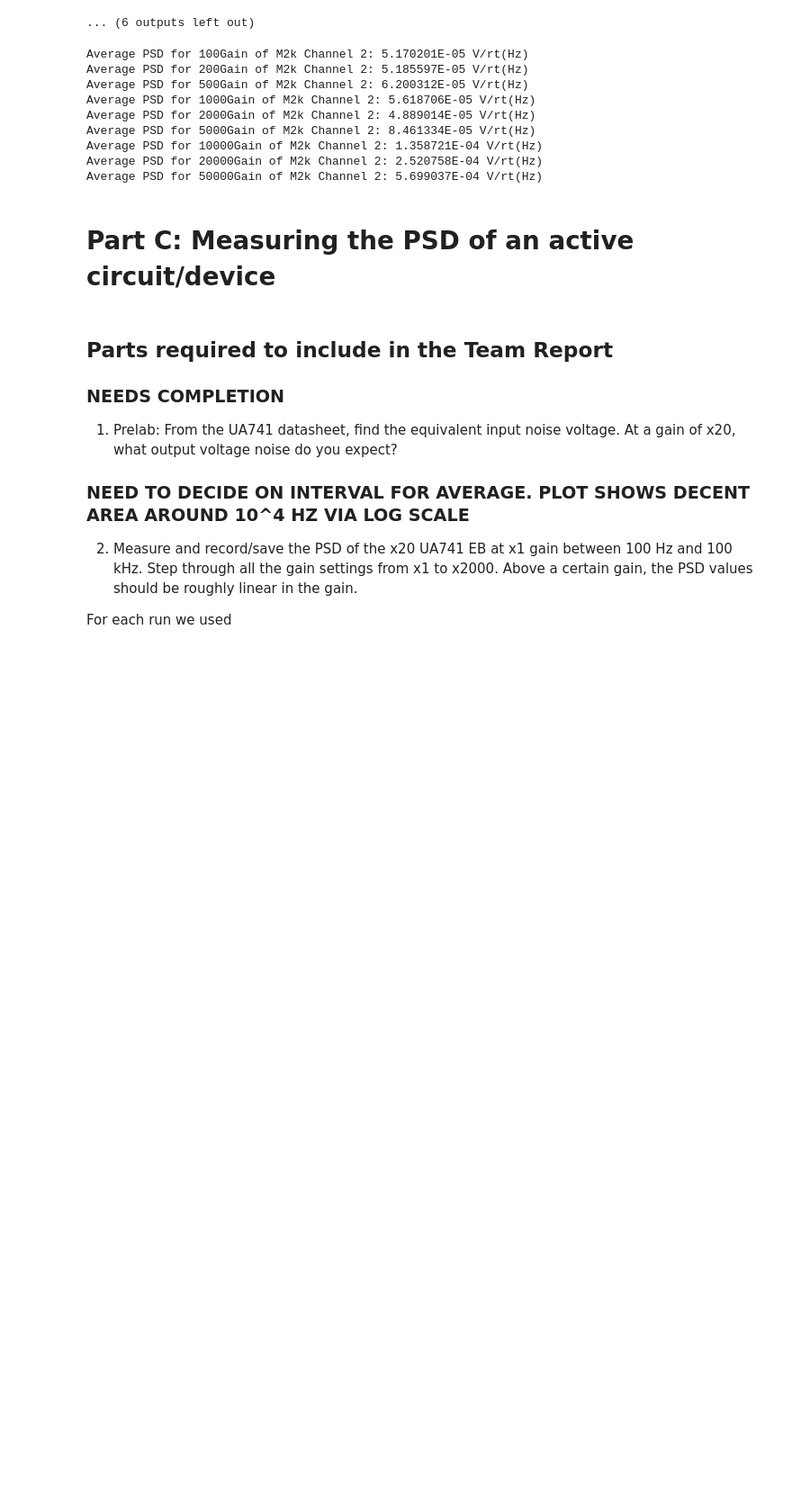
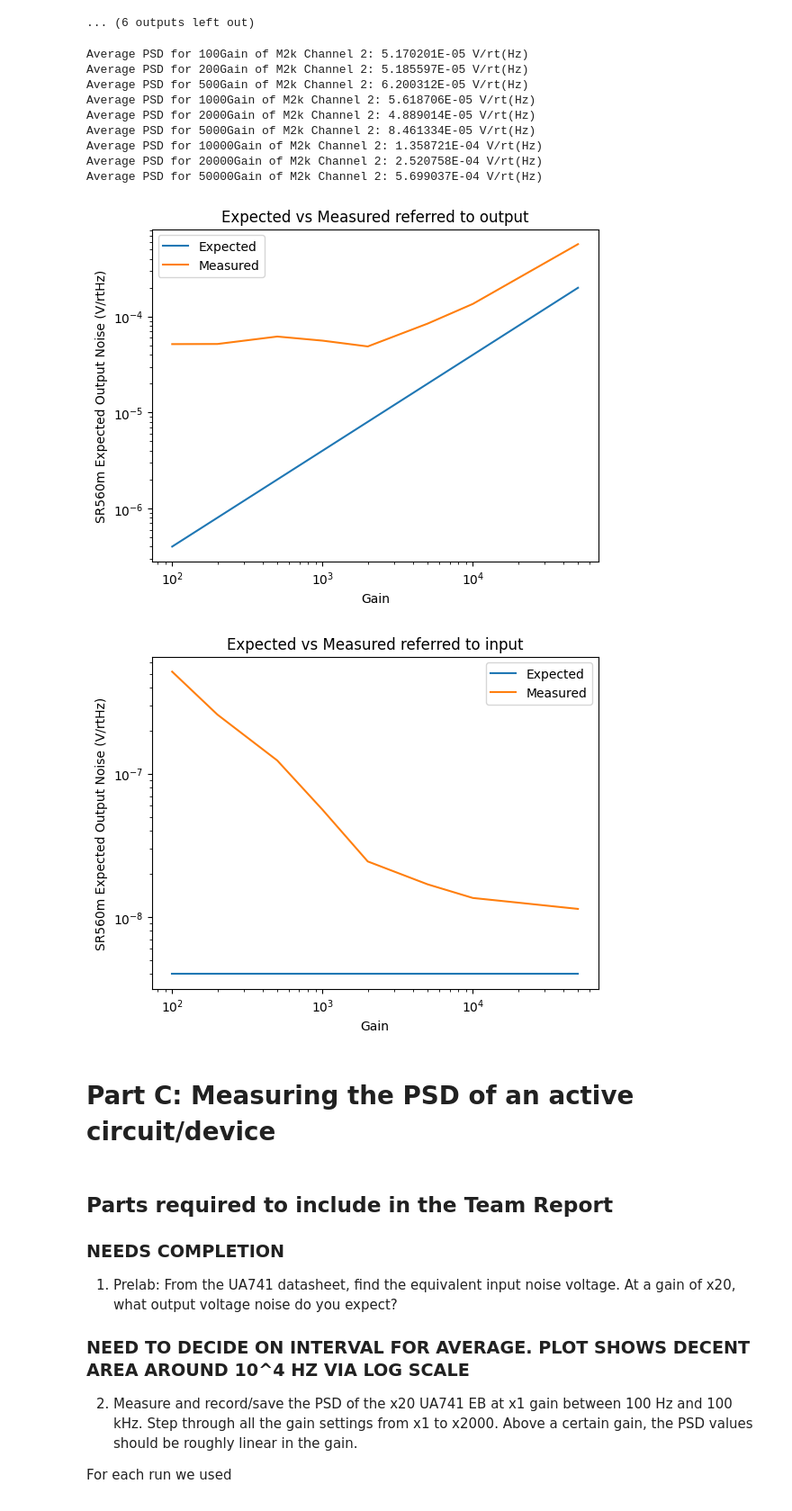
Before and after one commit to MazinDan/Analog_Lab_B, a Jupyter notebook: Lab_4_Report/Analog_Lab4.ipynb, the cells around one changed output. Shown at 90% size. Saved outputs shown, nothing was run; the diff lists cells and outputs as text; code cells hidden in the pictures; blank space fills up the shorter version.

```diff
--- a/Lab_4_Report/Analog_Lab4.ipynb
+++ b/Lab_4_Report/Analog_Lab4.ipynb
@@ -337,6 +337,36 @@ Average PSD for 5000Gain of M2k Channel 2: 8.461334E-05 V/rt(Hz)
 Average PSD for 10000Gain of M2k Channel 2: 1.358721E-04 V/rt(Hz)
 Average PSD for 20000Gain of M2k Channel 2: 2.520758E-04 V/rt(Hz)
 Average PSD for 50000Gain of M2k Channel 2: 5.699037E-04 V/rt(Hz)
+# %%
+# Holds dataframes for all the plots
+comparison_frames = []
+
+# Read in CSV for step 11
+comparison_frames += [pd.read_csv(f'{data_file_path}/Part_B/SR560ExpectedVsActualOutputReferred.csv')]
+comparison_frames += [pd.read_csv(f'{data_file_path}/Part_B/SR560ExpectedVsActualInputReferred.csv')]
+
+comparison_titles = ["Expected vs Measured referred to output", "Expected vs Measured referred to input"]
+
+# Index for titles
+i = 0
+
+# Plot frame data: NOTE: Channel 1 is included in the frames(?)
+for frame in comparison_frames:
+#    print(frame)
+    plt.figure()
+    plt.xscale('log')
+    plt.yscale('log')
+    plt.title(comparison_titles[i])
+    i += 1
+    plt.ylabel('SR560m Expected Output Noise (V/rtHz)')
+    plt.xlabel('Gain')
+    plt.plot(frame['Gain'], frame['SR560m Expected Output Noise (V/rtHz)'], label='Expected')
+    plt.plot(frame['Gain'], frame['SR560m Measured Output Noise (V/rtHz)'], label='Measured')
+    plt.legend()
+    plt.show()
+# %% [output]
+[figure, added]
+[figure, added]
 # %% [markdown]
 # Part C: Measuring the PSD of an active circuit/device
 # %% [markdown]
```
Also changed, not shown: parts of 3 cells of this notebook, 2 other files.
